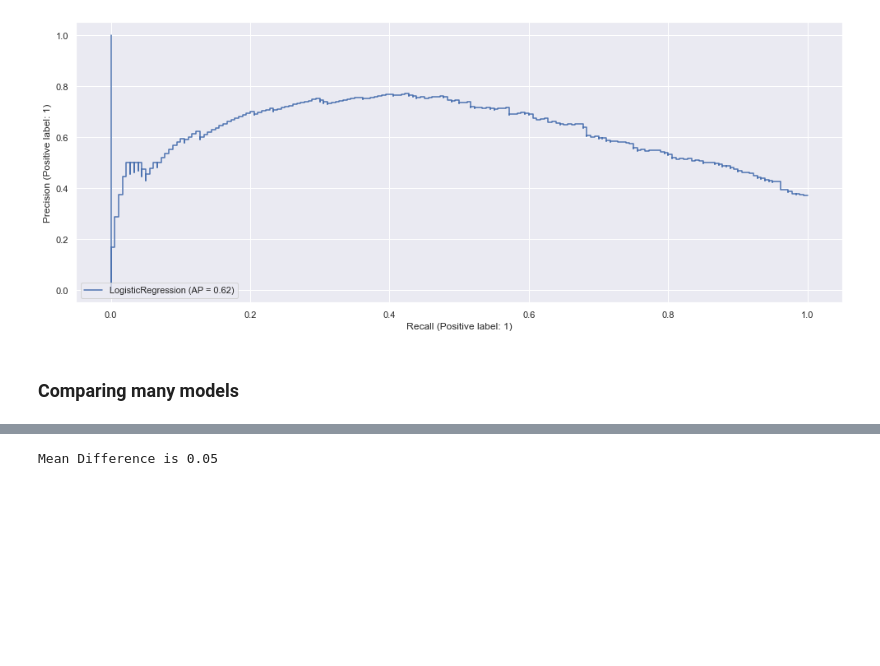
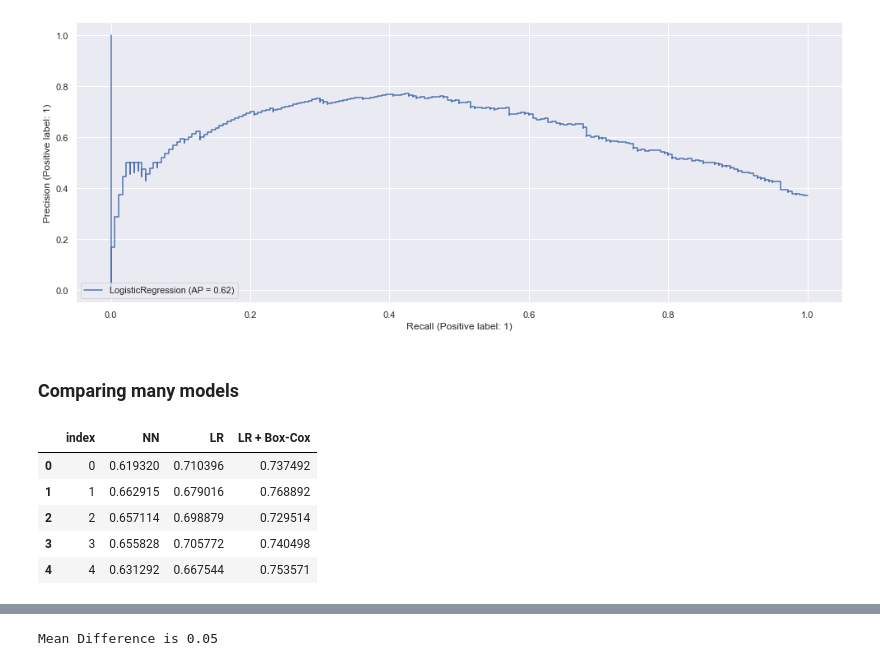
Before and after one commit to nshahpazov/fes-in-python, a Jupyter notebook: 01-simple-example.ipynb, the cells around one changed output, grey strips where cells are left out. Drawn from its saved outputs; the diff is of its cells as text; code cells hidden in the pictures; blank space fills up the shorter version.

```diff
--- a/01-simple-example.ipynb
+++ b/01-simple-example.ipynb
@@ -643 +637,21 @@ lrbc_df = pd.DataFrame({'score': lrbc_scores, 'model': 'LR + Box-Cox'})
+# %%
+scores_df = pd.DataFrame({
+    'NN': nn_scores,
+    'LR': lr_scores,
+    "LR + Box-Cox": lrbc_scores
+})
+
+results_df = (scores_df
+    .reset_index()
+    .melt(id_vars='index', var_name='model', value_name='score')
+)
+
+scores_df.head().reset_index()
+# %% [output]
+|  | index | NN | LR | LR + Box-Cox |
+| 0 | 0 | 0.619320 | 0.710396 | 0.737492 |
+| 1 | 1 | 0.662915 | 0.679016 | 0.768892 |
+| 2 | 2 | 0.657114 | 0.698879 | 0.729514 |
+| 3 | 3 | 0.655828 | 0.705772 | 0.740498 |
+| 4 | 4 | 0.631292 | 0.667544 | 0.753571 |
 # %%
```
Also changed, not shown: parts of 5 cells of this notebook.
